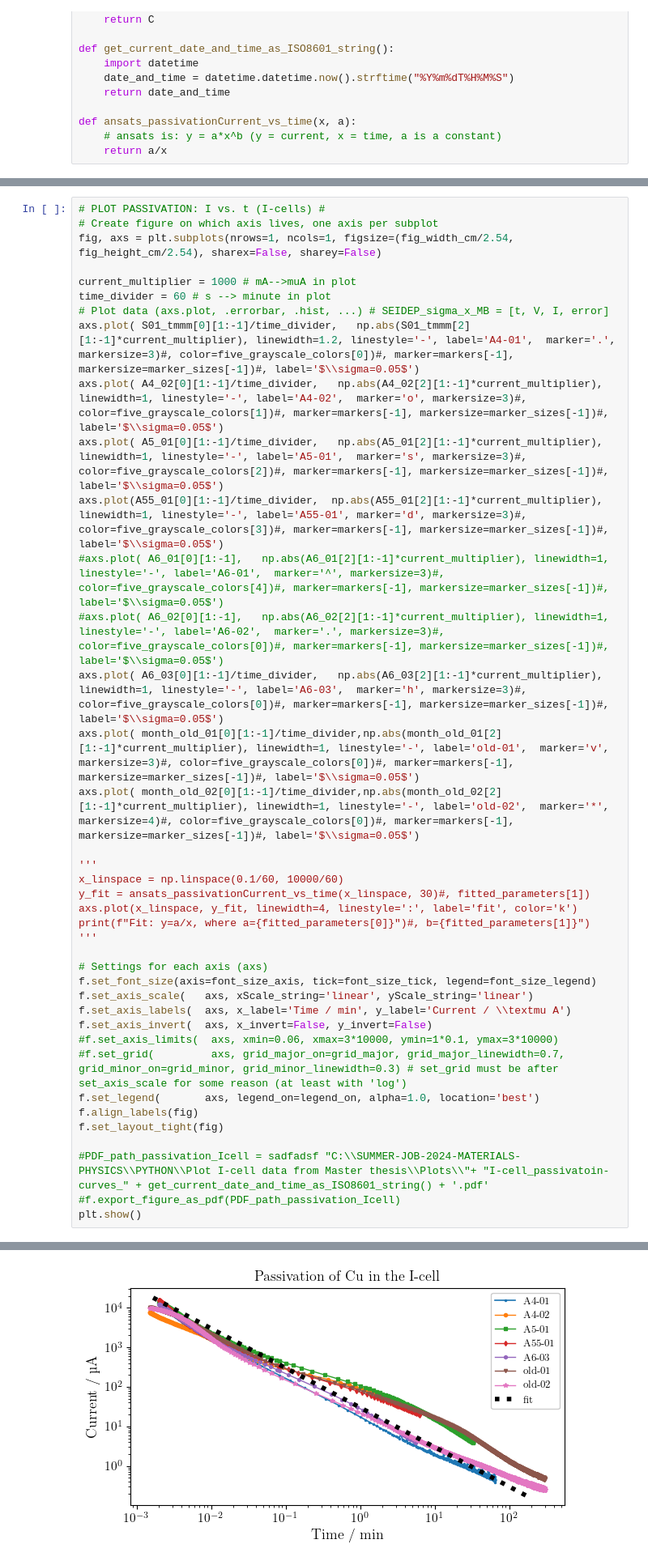
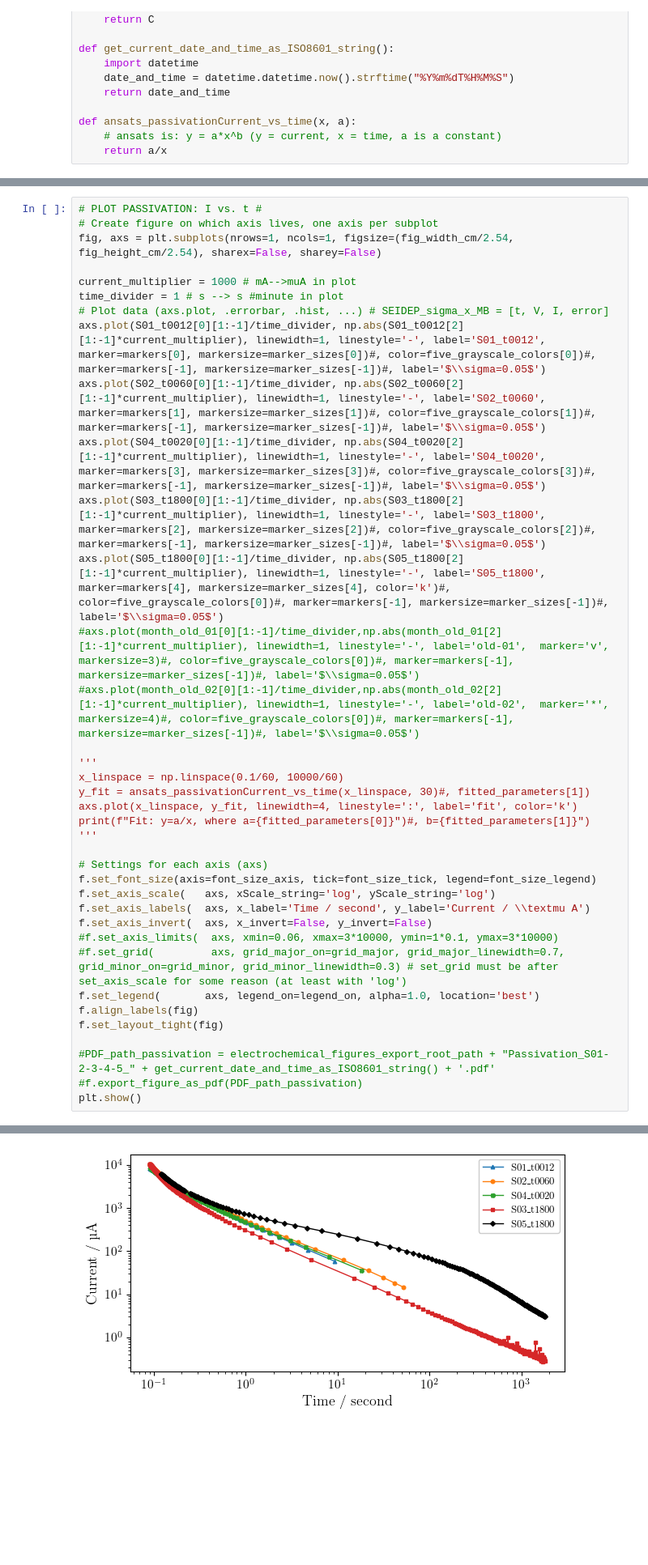
Before and after one commit to GottfridOlsson/SUMMER-JOB-2024-MATERIALS-PHYSICS, a Jupyter notebook: PYTHON/electrochemical-plots.ipynb, the cells around one changed output, grey strips where cells are left out. Shown: that part at 81% size. Drawn from its saved outputs; the diff is of its cells as text; blank space fills up the shorter version.

```diff
--- a/PYTHON/electrochemical-plots.ipynb
+++ b/PYTHON/electrochemical-plots.ipynb
@@ -155,20 +161,18 @@ print(fitted_parameters)
 # %%
-# PLOT PASSIVATION: I vs. t (I-cells) #
+# PLOT PASSIVATION: I vs. t #
 # Create figure on which axis lives, one axis per subplot
 fig, axs = plt.subplots(nrows=1, ncols=1, figsize=(fig_width_cm/2.54, fig_height_cm/2.54), sharex=False, sharey=False)
 
 current_multiplier = 1000 # mA-->muA in plot
-time_divider = 60 # s --> minute in plot
+time_divider = 1 # s --> s #minute in plot
 # Plot data (axs.plot, .errorbar, .hist, ...) # SEIDEP_sigma_x_MB = [t, V, I, error]
-axs.plot( S01_tmmm[0][1:-1]/time_divider,   np.abs(S01_tmmm[2][1:-1]*current_multiplier), linewidth=1.2, linestyle='-', label='A4-01',  marker='.',  markersize=3)#, color=five_grayscale_colors[0])#, marker=markers[-1], markersize=marker_sizes[-1])#, label='$\\sigma=0.05$')
-axs.plot( A4_02[0][1:-1]/time_divider,   np.abs(A4_02[2][1:-1]*current_multiplier), linewidth=1, linestyle='-', label='A4-02',  marker='o', markersize=3)#, color=five_grayscale_colors[1])#, marker=markers[-1], markersize=marker_sizes[-1])#, label='$\\sigma=0.05$')
-axs.plot( A5_01[0][1:-1]/time_divider,   np.abs(A5_01[2][1:-1]*current_multiplier), linewidth=1, linestyle='-', label='A5-01',  marker='s', markersize=3)#, color=five_grayscale_colors[2])#, marker=markers[-1], markersize=marker_sizes[-1])#, label='$\\sigma=0.05$')
-axs.plot(A55_01[0][1:-1]/time_divider,  np.abs(A55_01[2][1:-1]*current_multiplier), linewidth=1, linestyle='-', label='A55-01', marker='d', markersize=3)#, color=five_grayscale_colors[3])#, marker=markers[-1], markersize=marker_sizes[-1])#, label='$\\sigma=0.05$')
-#axs.plot( A6_01[0][1:-1],   np.abs(A6_01[2][1:-1]*current_multiplier), linewidth=1, linestyle='-', label='A6-01',  marker='^', markersize=3)#, color=five_grayscale_colors[4])#, marker=markers[-1], markersize=marker_sizes[-1])#, label='$\\sigma=0.05$')
-#axs.plot( A6_02[0][1:-1],   np.abs(A6_02[2][1:-1]*current_multiplier), linewidth=1, linestyle='-', label='A6-02',  marker='.', markersize=3)#, color=five_grayscale_colors[0])#, marker=markers[-1], markersize=marker_sizes[-1])#, label='$\\sigma=0.05$')
-axs.plot( A6_03[0][1:-1]/time_divider,   np.abs(A6_03[2][1:-1]*current_multiplier), linewidth=1, linestyle='-', label='A6-03',  marker='h', markersize=3)#, color=five_grayscale_colors[0])#, marker=markers[-1], markersize=marker_sizes[-1])#, label='$\\sigma=0.05$')
-axs.plot( month_old_01[0][1:-1]/time_divider,np.abs(month_old_01[2][1:-1]*current_multiplier), linewidth=1, linestyle='-', label='old-01',  marker='v', markersize=3)#, color=five_grayscale_colors[0])#, marker=markers[-1], markersize=marker_sizes[-1])#, label='$\\sigma=0.05$')
-axs.plot( month_old_02[0][1:-1]/time_divider,np.abs(month_old_02[2][1:-1]*current_multiplier), linewidth=1, linestyle='-', label='old-02',  marker='*', markersize=4)#, color=five_grayscale_colors[0])#, marker=markers[-1], markersize=marker_sizes[-1])#, label='$\\sigma=0.05$')
+axs.plot(S01_t0012[0][1:-1]/time_divider, np.abs(S01_t0012[2][1:-1]*current_multiplier), linewidth=1, linestyle='-', label='S01_t0012', marker=markers[0], markersize=marker_sizes[0])#, color=five_grayscale_colors[0])#, marker=markers[-1], markersize=marker_sizes[-1])#, label='$\\sigma=0.05$')
+axs.plot(S02_t0060[0][1:-1]/time_divider, np.abs(S02_t0060[2][1:-1]*current_multiplier), linewidth=1, linestyle='-', label='S02_t0060', marker=markers[1], markersize=marker_sizes[1])#, color=five_grayscale_colors[1])#, marker=markers[-1], markersize=marker_sizes[-1])#, label='$\\sigma=0.05$')
+axs.plot(S04_t0020[0][1:-1]/time_divider, np.abs(S04_t0020[2][1:-1]*current_multiplier), linewidth=1, linestyle='-', label='S04_t0020', marker=markers[3], markersize=marker_sizes[3])#, color=five_grayscale_colors[3])#, marker=markers[-1], markersize=marker_sizes[-1])#, label='$\\sigma=0.05$')
+axs.plot(S03_t1800[0][1:-1]/time_divider, np.abs(S03_t1800[2][1:-1]*current_multiplier), linewidth=1, linestyle='-', label='S03_t1800', marker=markers[2], markersize=marker_sizes[2])#, color=five_grayscale_colors[2])#, marker=markers[-1], markersize=marker_sizes[-1])#, label='$\\sigma=0.05$')
+axs.plot(S05_t1800[0][1:-1]/time_divider, np.abs(S05_t1800[2][1:-1]*current_multiplier), linewidth=1, linestyle='-', label='S05_t1800', marker=markers[4], markersize=marker_sizes[4], color='k')#, color=five_grayscale_colors[0])#, marker=markers[-1], markersize=marker_sizes[-1])#, label='$\\sigma=0.05$')
+#axs.plot(month_old_01[0][1:-1]/time_divider,np.abs(month_old_01[2][1:-1]*current_multiplier), linewidth=1, linestyle='-', label='old-01',  marker='v', markersize=3)#, color=five_grayscale_colors[0])#, marker=markers[-1], markersize=marker_sizes[-1])#, label='$\\sigma=0.05$')
+#axs.plot(month_old_02[0][1:-1]/time_divider,np.abs(month_old_02[2][1:-1]*current_multiplier), linewidth=1, linestyle='-', label='old-02',  marker='*', markersize=4)#, color=five_grayscale_colors[0])#, marker=markers[-1], markersize=marker_sizes[-1])#, label='$\\sigma=0.05$')
 
 '''
 x_linspace = np.linspace(0.1/60, 10000/60)
@@ -179,8 +183,8 @@ print(f"Fit: y=a/x, where a={fitted_parameters[0]}")#, b={fitted_parameters[1]}"
 
 # Settings for each axis (axs)
 f.set_font_size(axis=font_size_axis, tick=font_size_tick, legend=font_size_legend)
-f.set_axis_scale(   axs, xScale_string='linear', yScale_string='linear')
-f.set_axis_labels(  axs, x_label='Time / min', y_label='Current / \\textmu A')
+f.set_axis_scale(   axs, xScale_string='log', yScale_string='log')
+f.set_axis_labels(  axs, x_label='Time / second', y_label='Current / \\textmu A')
 f.set_axis_invert(  axs, x_invert=False, y_invert=False)
 #f.set_axis_limits(  axs, xmin=0.06, xmax=3*10000, ymin=1*0.1, ymax=3*10000)
 #f.set_grid(         axs, grid_major_on=grid_major, grid_major_linewidth=0.7, grid_minor_on=grid_minor, grid_minor_linewidth=0.3) # set_grid must be after set_axis_scale for some reason (at least with 'log')
@@ -188,7 +192,7 @@ f.set_legend(       axs, legend_on=legend_on, alpha=1.0, location='best')
 f.align_labels(fig)
 f.set_layout_tight(fig)
 
-#PDF_path_passivation_Icell = sadfadsf "C:\\SUMMER-JOB-2024-MATERIALS-PHYSICS\\PYTHON\\Plot I-cell data from Master thesis\\Plots\\"+ "I-cell_passivatoin-curves_" + get_current_date_and_time_as_ISO8601_string() + '.pdf'
-#f.export_figure_as_pdf(PDF_path_passivation_Icell)
+#PDF_path_passivation = electrochemical_figures_export_root_path + "Passivation_S01-2-3-4-5_" + get_current_date_and_time_as_ISO8601_string() + '.pdf'
+#f.export_figure_as_pdf(PDF_path_passivation)
 plt.show()
 # %% [output]
@@ -205 +207 @@ DONE: export_figure_as_pdf: C:\SUMMER-JOB-2024-MATERIALS-PHYSICS\PYTHON\Plot I-c
-[figure, old version]
+[figure, new version]
```
Also changed, not shown: parts of 7 cells of this notebook.
